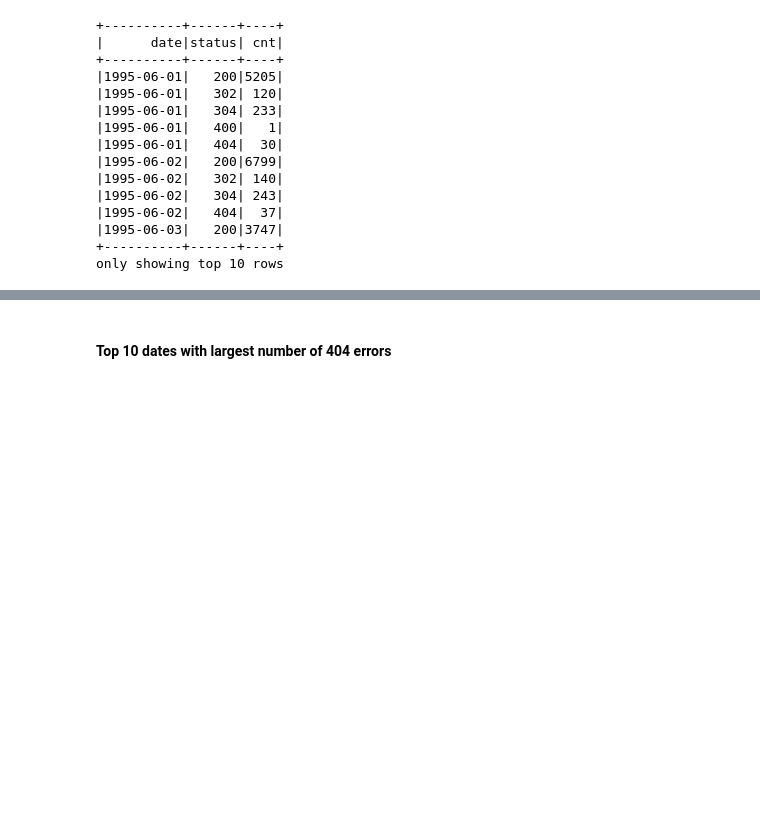
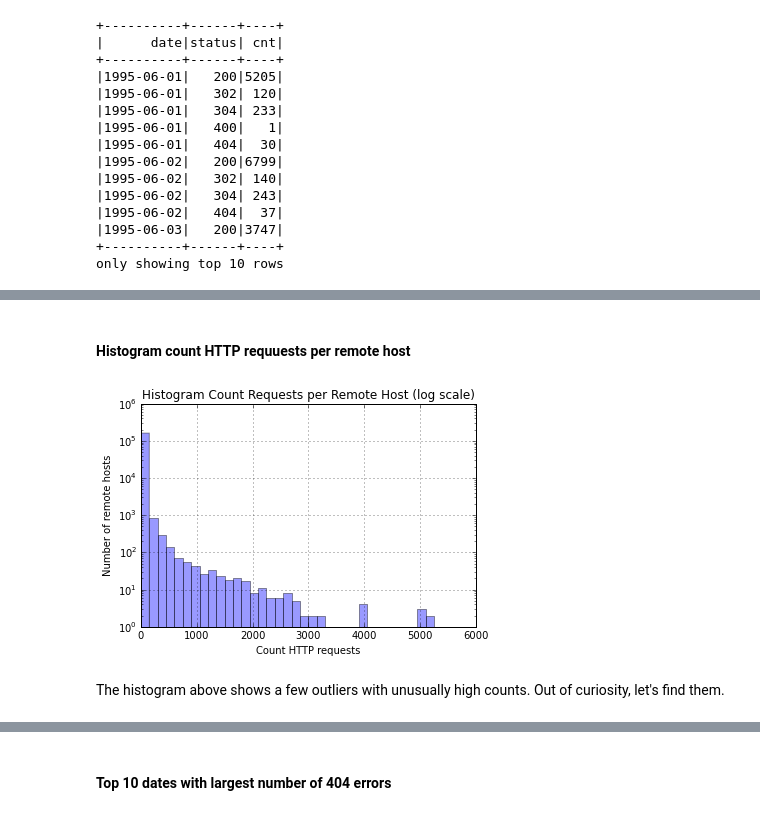
Before and after one commit to sgcom/spark-web-log-analysis, a Jupyter notebook: UofS_Logs_2_Explore.ipynb, the cells around one changed output, grey strips where cells are left out. Cells and saved outputs as stored; diff of their text form; code cells hidden in the pictures; blank space fills up the shorter version.

```diff
--- a/UofS_Logs_2_Explore.ipynb
+++ b/UofS_Logs_2_Explore.ipynb
@@ -200,0 +240,21 @@ only showing top 10 rows
+# %% [markdown]
+#### Histogram count HTTP requuests per remote host
+# %%
+result = sqlContext.sql(
+    "SELECT COUNT(*) cnt "
+    "  FROM weblog "
+    " GROUP BY remote_host "
+    "").collect()
+
+counts = [x.cnt for x in result]
+#print counts
+plt.hist(counts, bins=range(0,5500,150), alpha=0.4, log=True)
+plt.xlabel('Count HTTP requests')
+plt.ylabel('Number of remote hosts')
+plt.title('Histogram Count Requests per Remote Host (log scale)')
+plt.grid(True)
+plt.show()
+# %% [output]
+[figure, added]
+# %% [markdown]
+The histogram above shows a few outliers with unusually high counts. Out of curiosity, let's find them.
```
Also changed, not shown: parts of 20 cells of this notebook.
